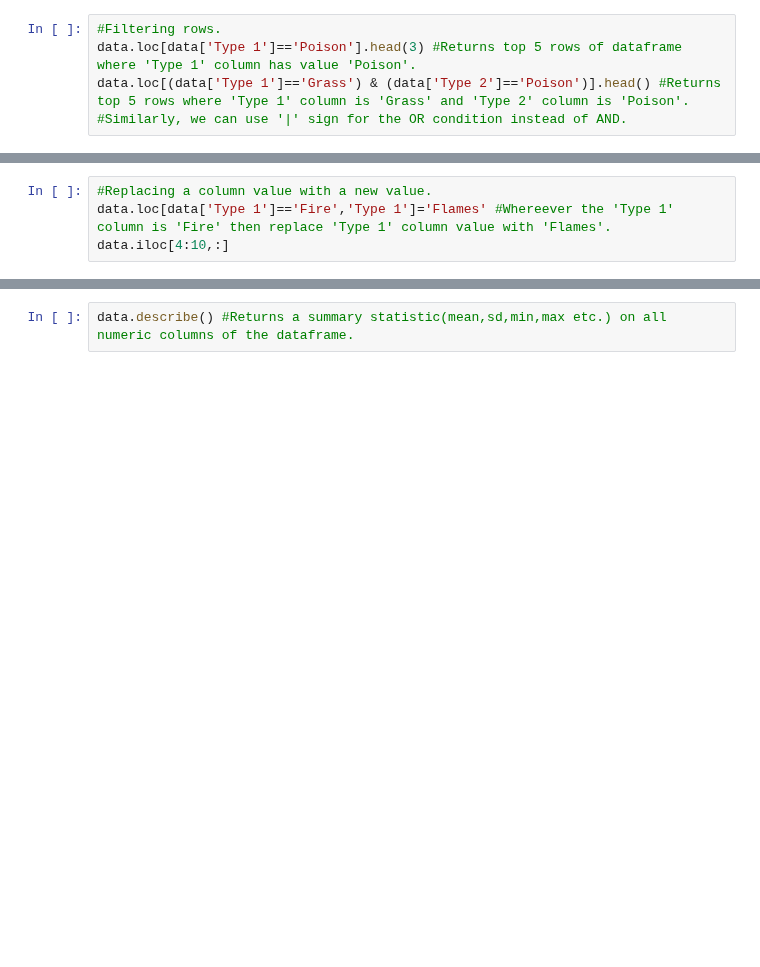
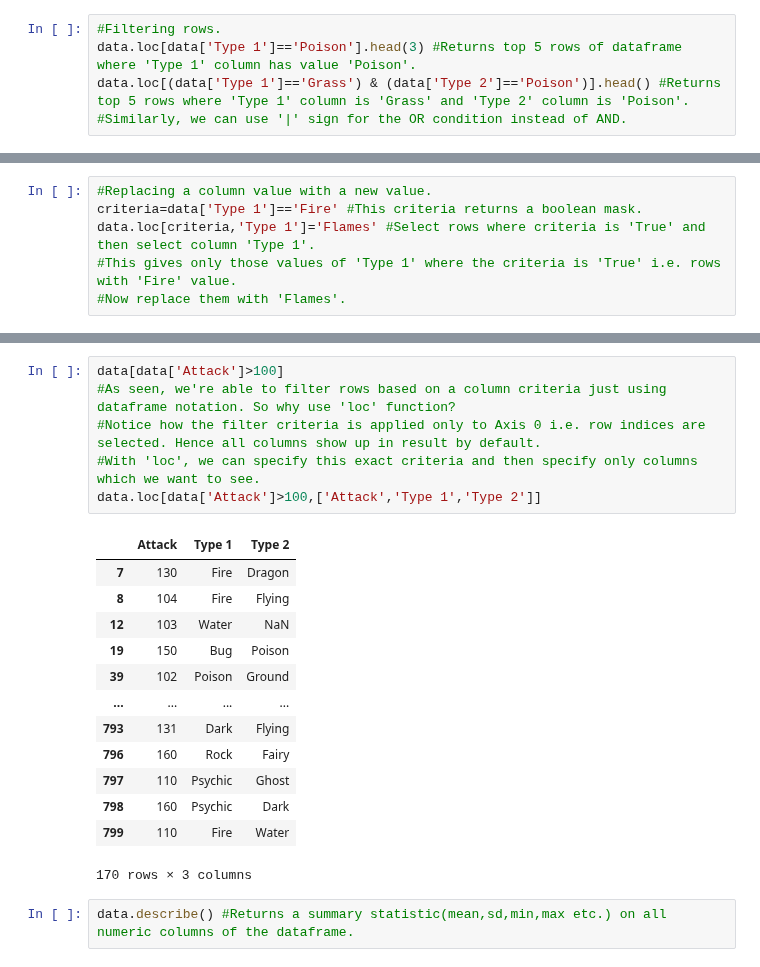
Before and after one commit to Raghav087/Python, a Jupyter notebook: pandas.ipynb, the cells around one changed output, grey strips where cells are left out. Cells and saved outputs as stored; diff of their text form; blank space fills up the shorter version.

```diff
--- a/pandas.ipynb
+++ b/pandas.ipynb
@@ -101,8 +132,10 @@ data.loc[data['Name'].str.contains('^c',flags=re.I,regex=True)].head()
 | 8 | 6 | CharizardMega Charizard Y | Fire | Flying | 78 | 104 | 78 | 159 | 115 | 100 | 1 | ... |
 # %%
 #Replacing a column value with a new value.
-data.loc[data['Type 1']=='Fire','Type 1']='Flames' #Whereever the 'Type 1' column is 'Fire' then replace 'Type 1' column value with 'Flames'.
-data.iloc[4:10,:]
+criteria=data['Type 1']=='Fire' #This criteria returns a boolean mask.
+data.loc[criteria,'Type 1']='Flames' #Select rows where criteria is 'True' and then select column 'Type 1'.
+#This gives only those values of 'Type 1' where the criteria is 'True' i.e. rows with 'Fire' value.
+#Now replace them with 'Flames'.
 # %% [output]
 |  | # | Name | Type 1 | Type 2 | HP | Attack | Defense | Sp. Atk | Sp. Def | Speed | Generation | ... |
 | 4 | 4 | Charmander | Flames | NaN | 39 | 52 | 43 | 60 | 50 | 65 | 1 | ... |
@@ -142,6 +191,26 @@ data
 | 798 | 720 | HoopaHoopa Unbound | Psychic | Dark | 80 | 160 | 60 | 170 | 130 | 80 | Value1 | ... |
 | 799 | 721 | Volcanion | Flames | Water | 80 | 110 | 120 | 130 | 90 | 70 | Value1 | ... |
 800 rows × 12 columns
+# %%
+data[data['Attack']>100]
+#As seen, we're able to filter rows based on a column criteria just using dataframe notation. So why use 'loc' function?
+#Notice how the filter criteria is applied only to Axis 0 i.e. row indices are selected. Hence all columns show up in result by default.
+#With 'loc', we can specify this exact criteria and then specify only columns which we want to see.
+data.loc[data['Attack']>100,['Attack','Type 1','Type 2']]
+# %% [output]
+|  | Attack | Type 1 | Type 2 |
+| 7 | 130 | Fire | Dragon |
+| 8 | 104 | Fire | Flying |
+| 12 | 103 | Water | NaN |
+| 19 | 150 | Bug | Poison |
+| 39 | 102 | Poison | Ground |
+| ... | ... | ... | ... |
+| 793 | 131 | Dark | Flying |
+| 796 | 160 | Rock | Fairy |
+| 797 | 110 | Psychic | Ghost |
+| 798 | 160 | Psychic | Dark |
+| 799 | 110 | Fire | Water |
+170 rows × 3 columns
 # %%
 data.describe() #Returns a summary statistic(mean,sd,min,max etc.) on all numeric columns of the dataframe.
 # %% [output]
```
Also changed, not shown: parts of 7 cells of this notebook.
